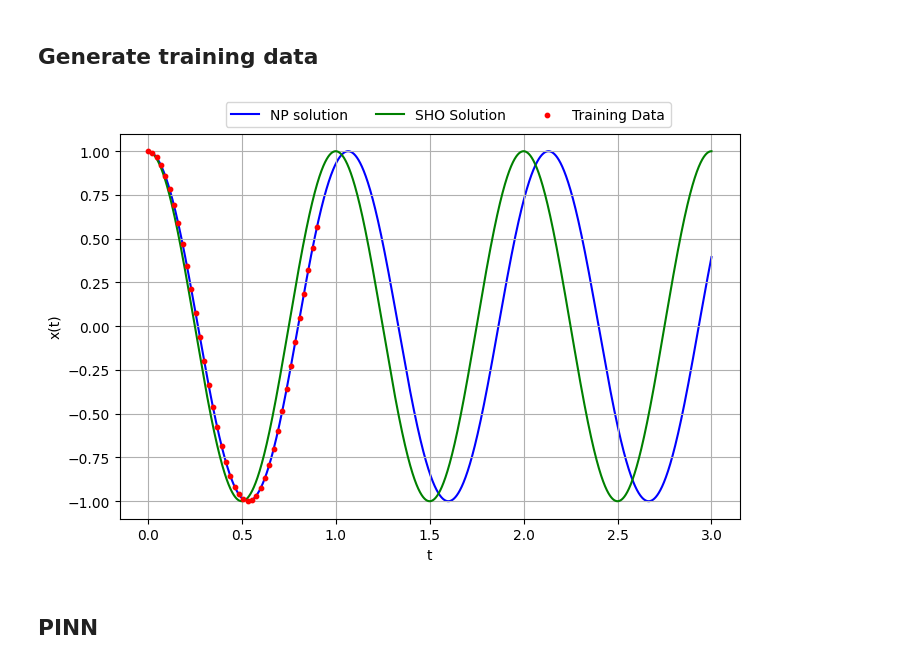
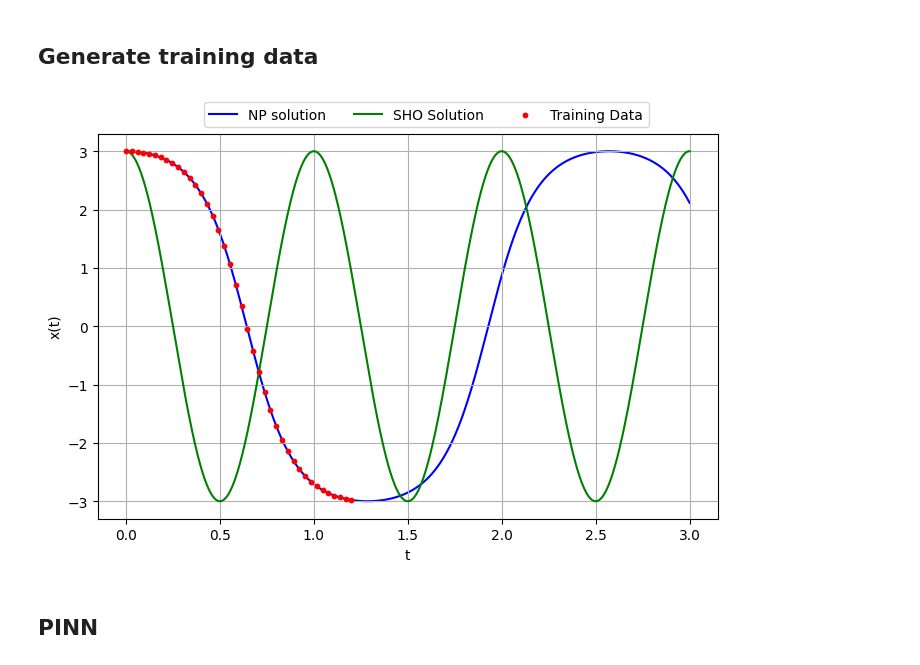
Before and after one commit to Mehdi-Haned/PINNs-Spring2025, a Jupyter notebook: reverse physics/NP_data_SHO_ODE/NP_Data_SHO_ODE.ipynb, the cells around one changed output. Drawn from its saved outputs; the diff is of its cells as text; code cells hidden in the pictures.

```diff
--- a/reverse physics/NP_data_SHO_ODE/NP_Data_SHO_ODE.ipynb
+++ b/reverse physics/NP_data_SHO_ODE/NP_Data_SHO_ODE.ipynb
@@ -24,7 +24,7 @@ def cos(x):
 # %% [markdown]
 ## Generate training data
 # %%
-X0 = [1, 0]
+X0 = [3, 0]
 w0 = np.pi*2
 
 SHO_Period = w0 / (2*np.pi)
@@ -61,35 +61,35 @@ solution2 = torch.from_numpy(odeint(ODE_2, X0, t.numpy().flatten())).view(-1,2)
 y1        = solution2[:,0]
 y2        = solution2[:,1]
 y1_max    = torch.abs(x1).max().item()
 y2_max    = torch.abs(x2).max().item()
 
 # solution.dtype = np.double
 
 # Pick points for training
 N_training = 40
-t_data     = torch.linspace(ti, tf*0.3, N_training).view(-1,1)
+t_data     = torch.linspace(ti, 0.4*tf, N_training).view(-1,1)
 training_data = solution[torch.searchsorted(t.flatten(), t_data.flatten()), :]
 x1_data       = training_data[:,0].view(-1,1)
 x2_data       = training_data[:,1].view(-1,1)
 
 # Pick a few points for validation
 N_validation = 200
 t_val        = torch.linspace(ti*1.1, tf, N_validation).view(-1,1)
 validation_data = solution[torch.searchsorted(t.flatten(), t_val.flatten()), :]
 x1_val          = validation_data[:,0].view(-1,1)
 x2_val          = validation_data[:,1].view(-1,1)
 
 fig, ax = plt.subplots(figsize=(8, 5))
 ax.plot(t, x1, label='NP solution', color='blue', zorder=1)
 ax.plot(t, y1, label="SHO Solution", color='green', zorder=2)
 ax.scatter(t_data, x1_data, color='red', label='Training Data', s=10, zorder=3)
 ax.set_xlabel('t')
 ax.set_ylabel('x(t)')
 plt.legend(ncol=3, bbox_to_anchor=(0.9, 1.1))
 plt.grid()
 plt.show()
 # %% [output]
-[figure, old version]
+[figure, new version]
 # %% [markdown]
 ## PINN
 # %%
```
Also changed, not shown: parts of 3 cells of this notebook, 4 other files.
